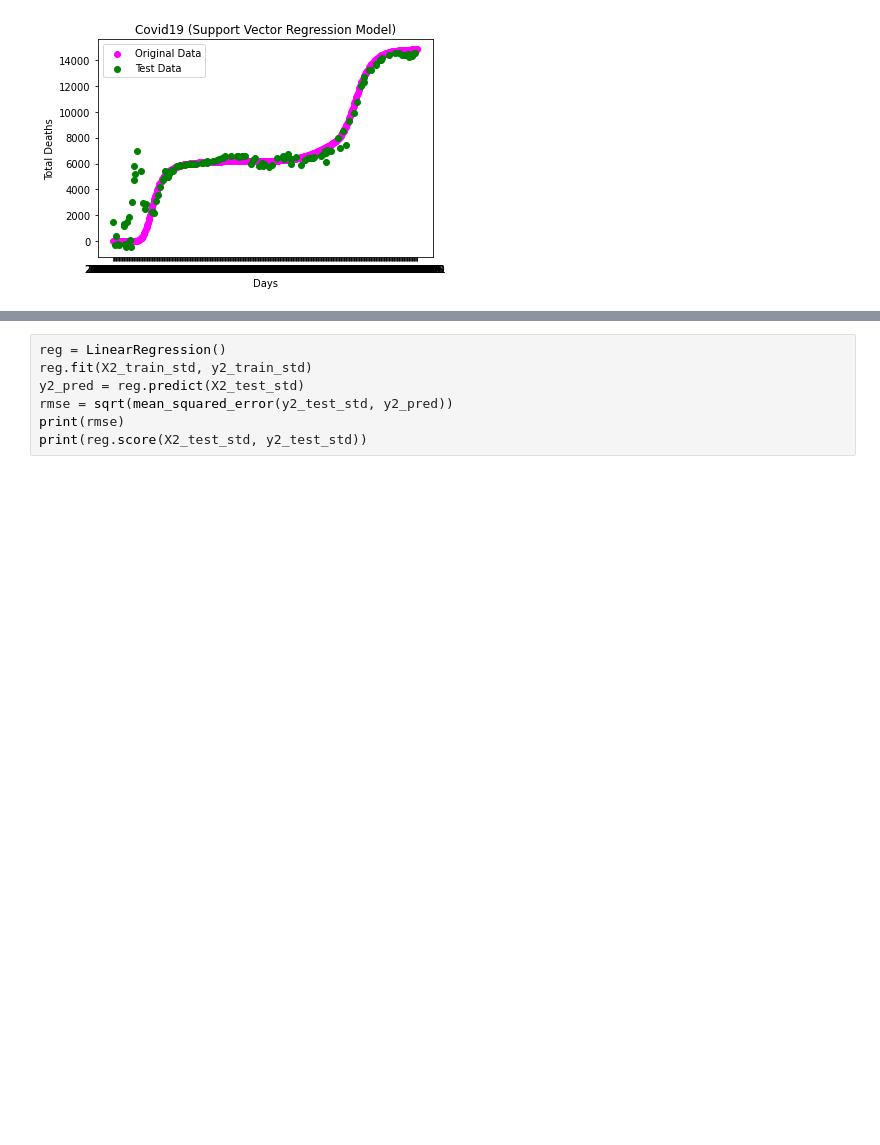
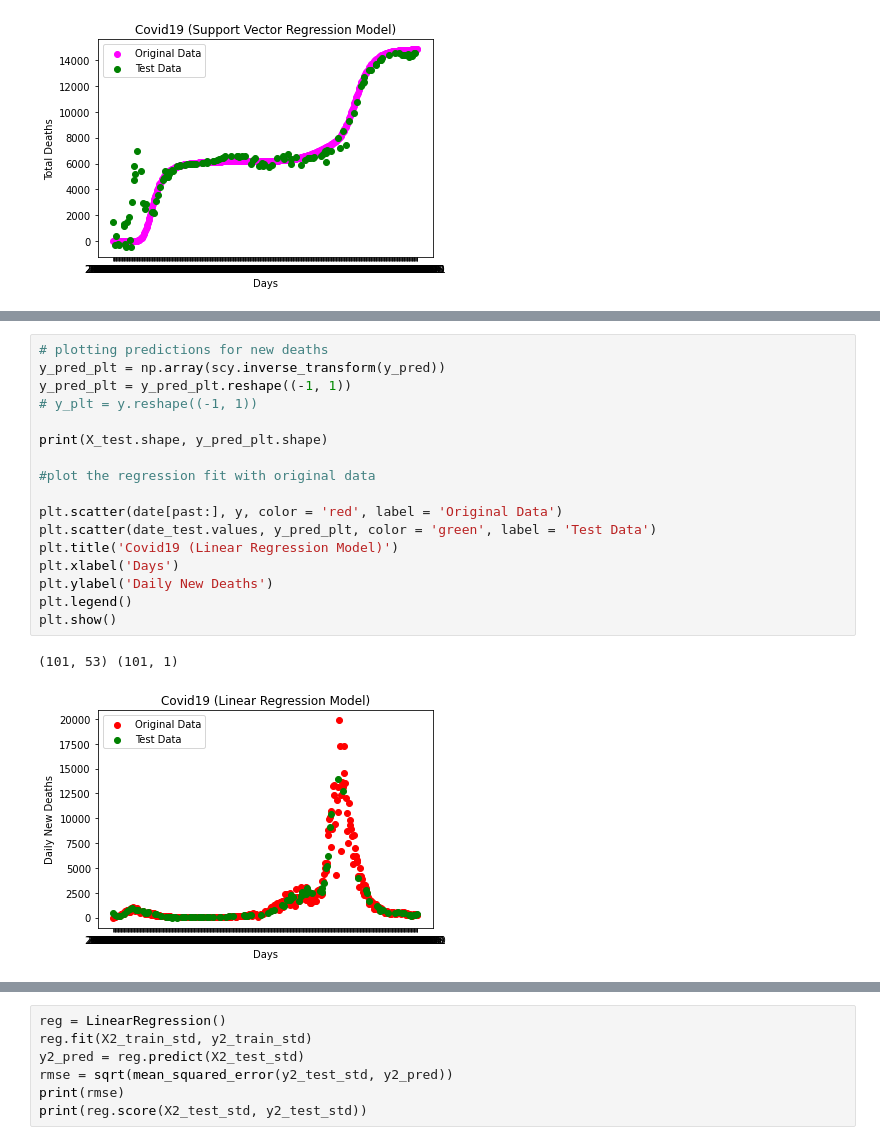
Before and after one commit to ChetanKhanna/MajorProj-ML, a Jupyter notebook: src/Experiment.ipynb, the cells around one changed output, grey strips where cells are left out. Cells and saved outputs as stored; diff of their text form; blank space fills up the shorter version.

```diff
--- a/src/Chetan.ipynb
+++ b/src/Experiment.ipynb
@@ -267,0 +411,20 @@ print(reg.score(X1_test_std, y1_test_std))
+# %%
+# plotting predictions for new deaths
+y_pred_plt = np.array(scy.inverse_transform(y_pred))
+y_pred_plt = y_pred_plt.reshape((-1, 1))
+# y_plt = y.reshape((-1, 1))
+
+print(X_test.shape, y_pred_plt.shape)
+
+#plot the regression fit with original data
+
+plt.scatter(date[past:], y, color = 'red', label = 'Original Data')
+plt.scatter(date_test.values, y_pred_plt, color = 'green', label = 'Test Data')
+plt.title('Covid19 (Linear Regression Model)')
+plt.xlabel('Days')
+plt.ylabel('Daily New Deaths')
+plt.legend()
+plt.show()
+# %% [output]
+(101, 53) (101, 1)
+[figure, added]
```
Also changed, not shown: parts of 16 cells of this notebook, 1 other file.
